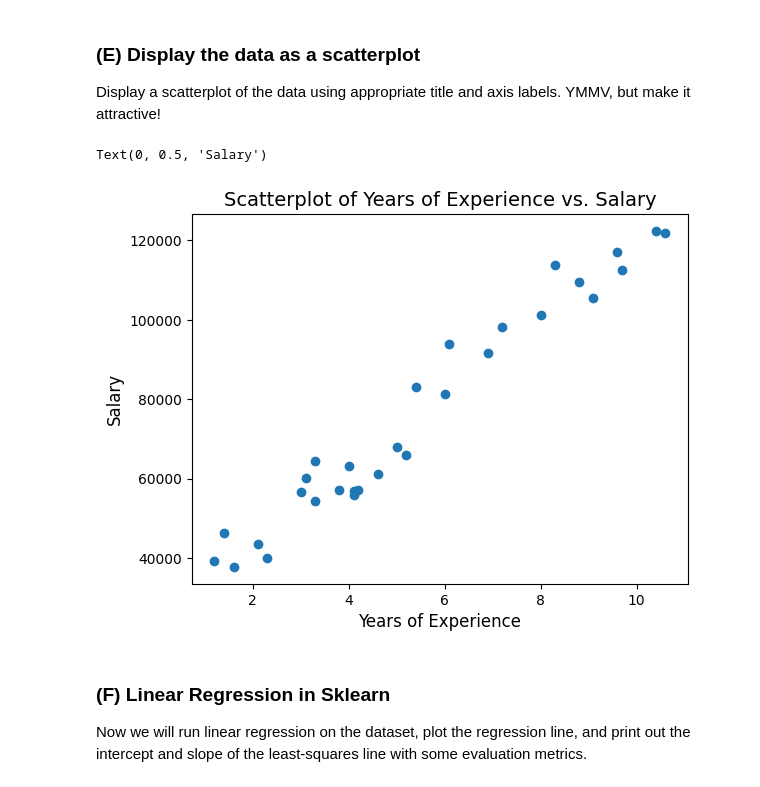
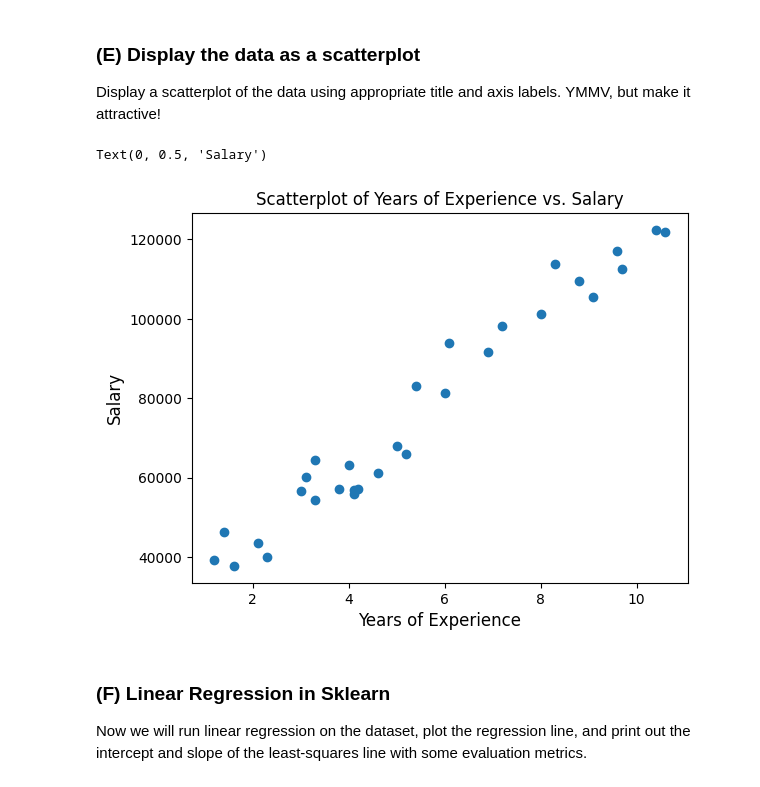
Before and after one commit to DorryJing/Module-3-Assignments, a Jupyter notebook: Homework_01.ipynb, the cells around one changed output. Drawn from its saved outputs; the diff is of its cells as text; code cells hidden in the pictures.

```diff
--- a/Homework_01.ipynb
+++ b/Homework_01.ipynb
@@ -195,12 +175,12 @@ Display a scatterplot of the data using appropriate title and axis labels.  YMMV
 # %%
 # Your code here
 _=plt.scatter(X,y)
-plt.title("Scatterplot of Years of Experience vs. Salary", fontsize=14)
+plt.title("Scatterplot of Years of Experience vs. Salary")
 plt.xlabel("Years of Experience", fontsize=12)
 plt.ylabel("Salary", fontsize=12)
 # %% [output]
 Text(0, 0.5, 'Salary')
-[figure, old version]
+[figure, new version]
 # %% [markdown]
  ### (F) Linear Regression in Sklearn
 
```
Also changed, not shown: parts of 3 cells of this notebook.
